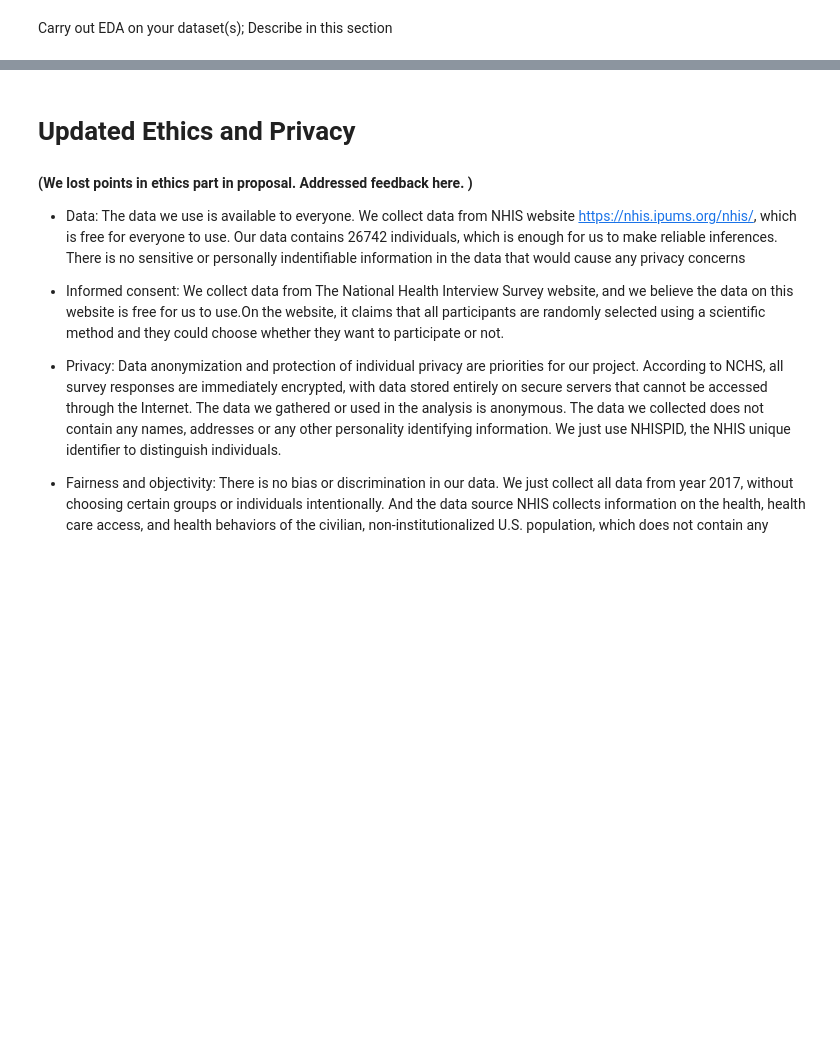
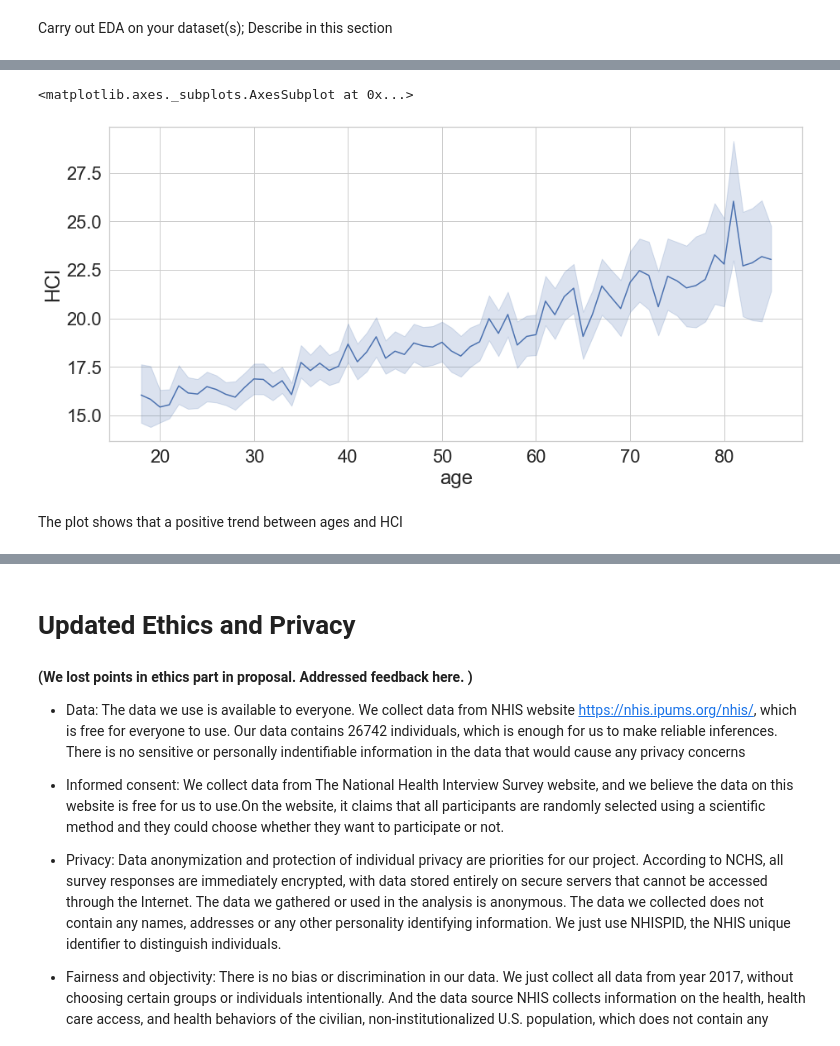
Before and after one commit to RosiePeng1/COGS108-Project, a Jupyter notebook: EDACheckpointGroup_Sp23_cogs108project.ipynb, the cells around one changed output, grey strips where cells are left out. Cells and saved outputs as stored; diff of their text form; code cells hidden in the pictures; blank space fills up the shorter version.

Commit message:
Update EDACheckpointGroup_Sp23_cogs108project.ipynb
Create plots for EDA

```diff
--- a/EDACheckpointGroup_Sp23_cogs108project.ipynb
+++ b/EDACheckpointGroup_Sp23_cogs108project.ipynb
@@ -80,6 +80,10 @@ We have 27 variables in the dataset.
 import pandas as pd
 import numpy as np
 import requests
+
+import seaborn as sns
+sns.set(font_scale=2, style="whitegrid")
+import matplotlib.pyplot as plt
 # %%
 # Read the csv file
 df = pd.read_csv("nhis_2017.csv")
@@ -382,0 +398,8 @@ Carry out EDA on your dataset(s); Describe in this section
+# %%
+plt.figure(figsize=(15, 7))
+sns.lineplot(x = "age", y= "HCI", data = data_cl)
+# %% [output]
+<matplotlib.axes._subplots.AxesSubplot at 0x...>
+[figure, added]
+# %% [markdown]
+The plot shows that a positive trend between ages and HCI
```
Also changed, not shown: parts of 15 cells of this notebook.
